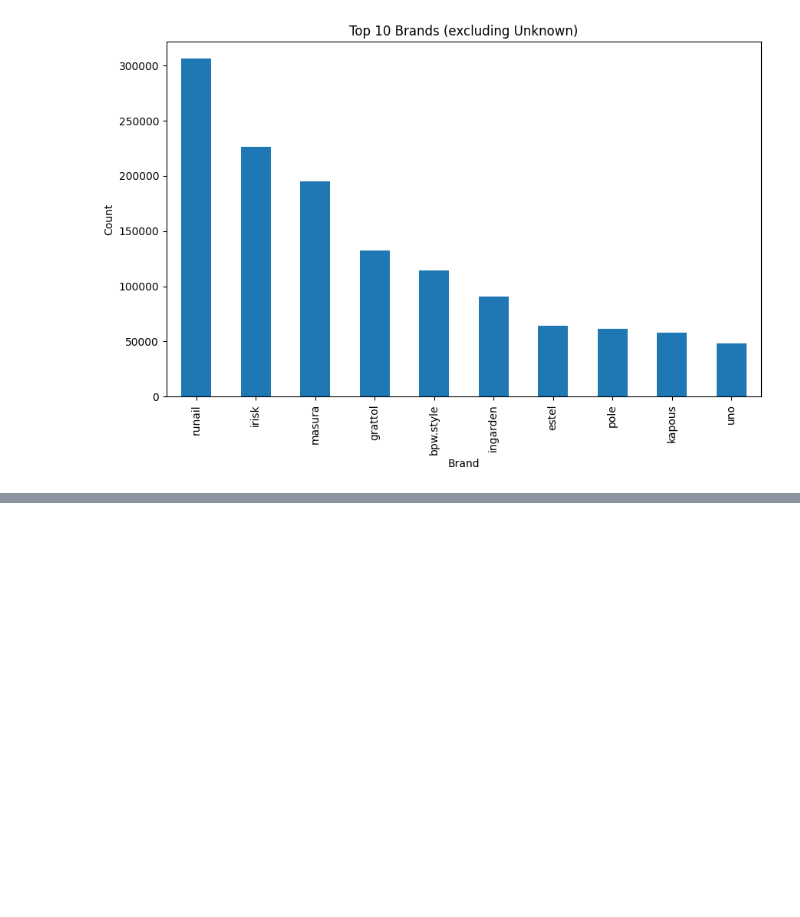
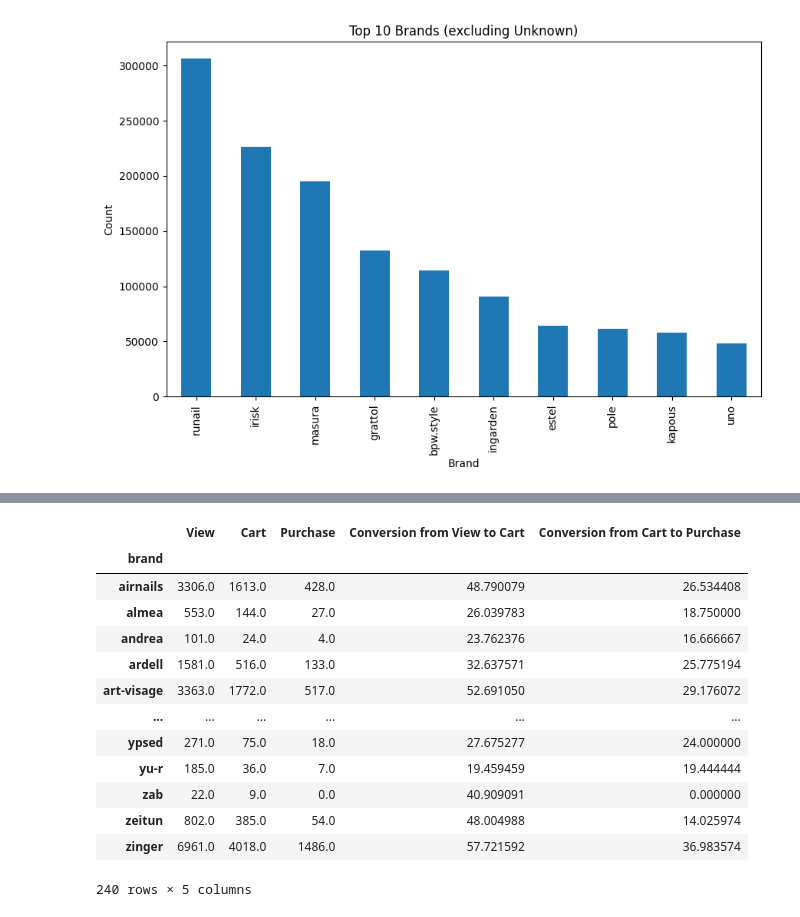
Before and after one commit to bertnyak/ecom_events, a Jupyter notebook: 01_eda.ipynb, the cells around one changed output, grey strips where cells are left out. Cells and saved outputs as stored; diff of their text form; code cells hidden in the pictures; blank space fills up the shorter version.

```diff
--- a/01_eda.ipynb
+++ b/01_eda.ipynb
@@ -137,0 +216,23 @@ plt.show()
+# %%
+brand_funnel = df.groupby(['brand', 'step'])['user_id'].nunique().unstack().fillna(0)
+
+brand_funnel.columns = ['View', 'Cart', 'Purchase']
+brand_funnel['Conversion from View to Cart'] = brand_funnel['Cart'] / brand_funnel['View'] * 100
+brand_funnel['Conversion from Cart to Purchase'] = brand_funnel['Purchase'] / brand_funnel['Cart'] * 100
+
+brand_funnel
+# %% [output]
+|  | View | Cart | Purchase | Conversion from View to Cart | Conversion from Cart to Purchase |
+| brand |  |  |  |  |  |
+| airnails | 3306.0 | 1613.0 | 428.0 | 48.790079 | 26.534408 |
+| almea | 553.0 | 144.0 | 27.0 | 26.039783 | 18.750000 |
+| andrea | 101.0 | 24.0 | 4.0 | 23.762376 | 16.666667 |
+| ardell | 1581.0 | 516.0 | 133.0 | 32.637571 | 25.775194 |
+| art-visage | 3363.0 | 1772.0 | 517.0 | 52.691050 | 29.176072 |
+| ... | ... | ... | ... | ... | ... |
+| ypsed | 271.0 | 75.0 | 18.0 | 27.675277 | 24.000000 |
+| yu-r | 185.0 | 36.0 | 7.0 | 19.459459 | 19.444444 |
+| zab | 22.0 | 9.0 | 0.0 | 40.909091 | 0.000000 |
+| zeitun | 802.0 | 385.0 | 54.0 | 48.004988 | 14.025974 |
+| zinger | 6961.0 | 4018.0 | 1486.0 | 57.721592 | 36.983574 |
+240 rows × 5 columns
```
Also changed, not shown: parts of 5 cells of this notebook.
